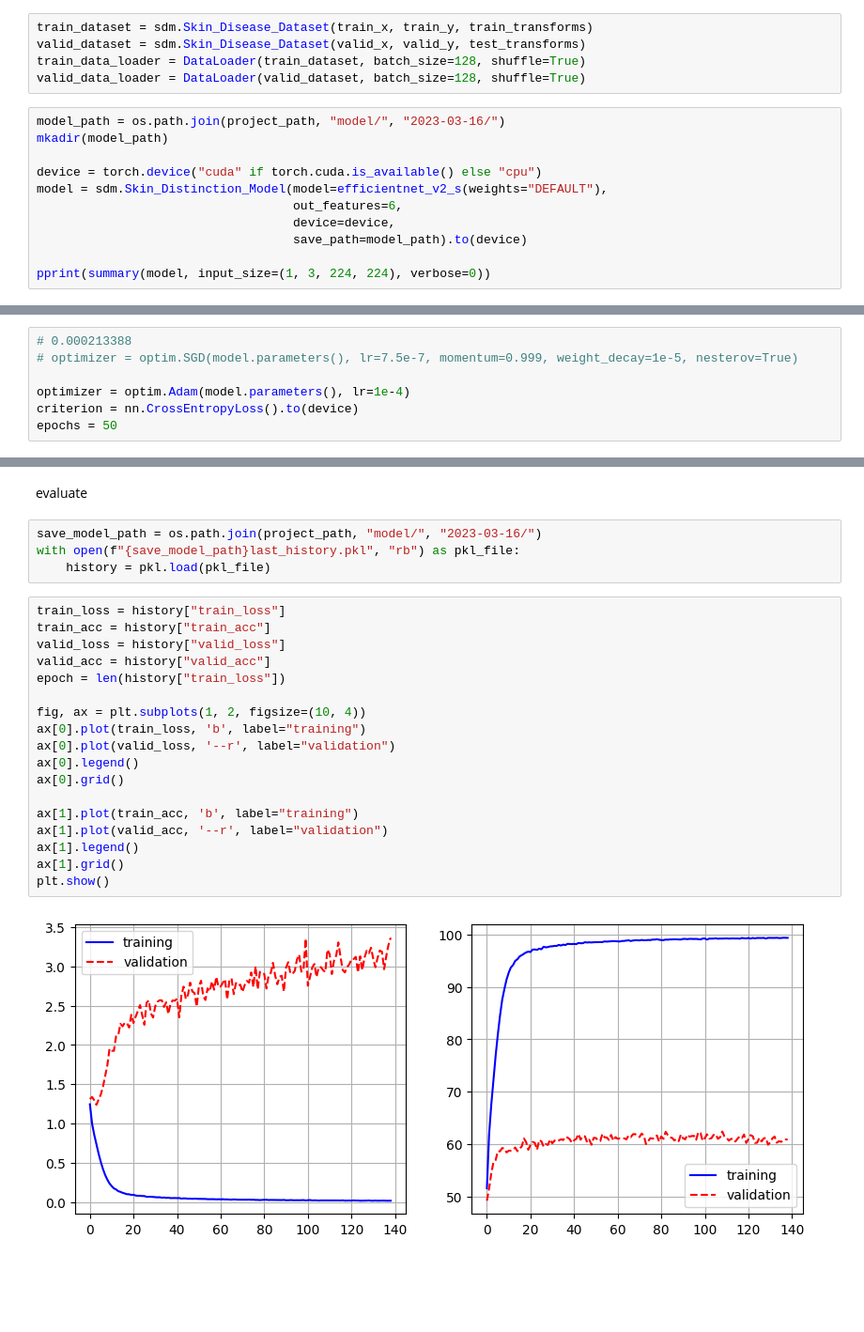
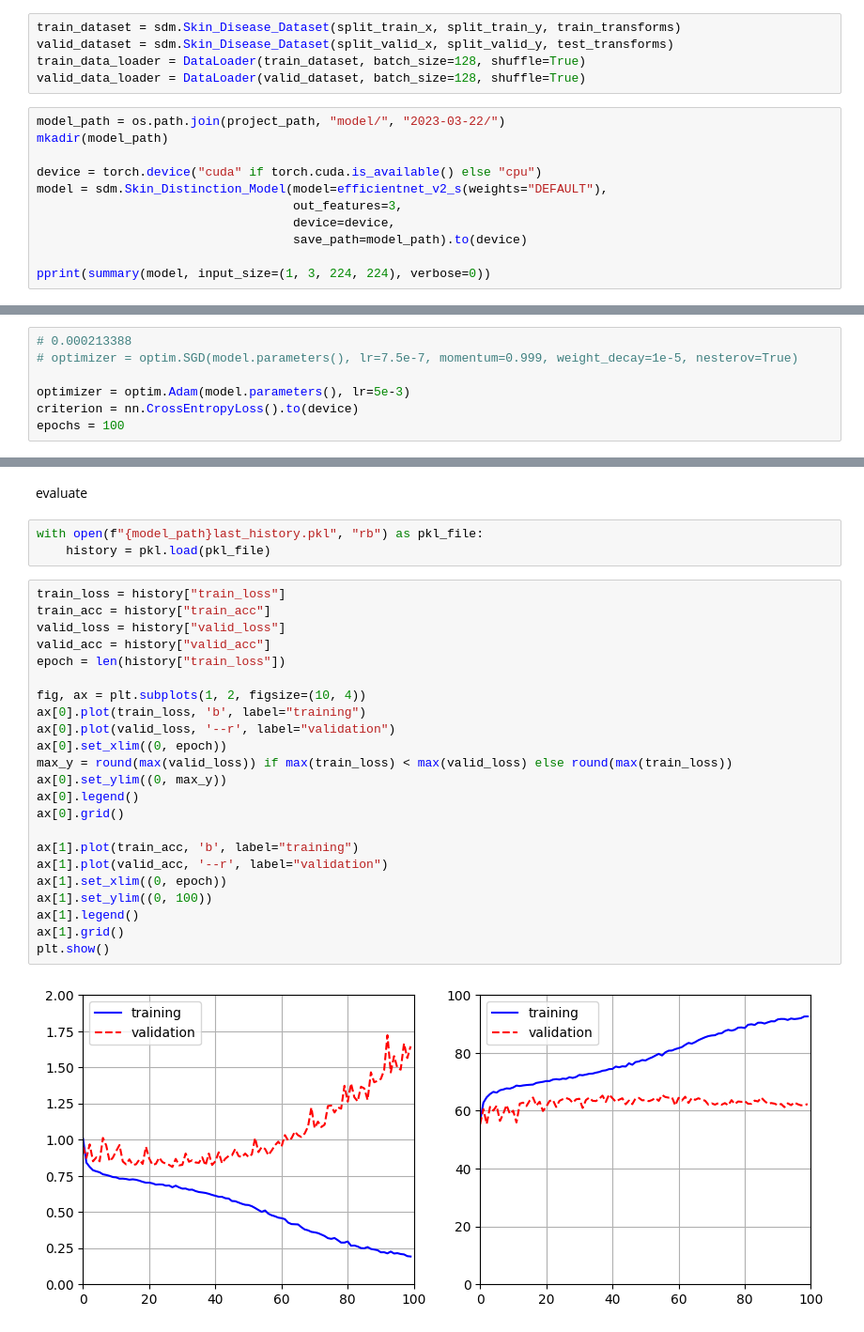
Before and after one commit to TukBang/Pet-care-app, a Jupyter notebook: Capstone/2023/skin disease/train_model_5900X.ipynb, the cells around one changed output, grey strips where cells are left out. Shown at 94% size. Saved outputs shown, nothing was run; the diff lists cells and outputs as text; blank space fills up the shorter version.

```diff
--- a/Capstone/2023/skin disease/train_model_5900X.ipynb
+++ b/Capstone/2023/skin disease/train_model_5900X.ipynb
@@ -136,17 +191,17 @@ test_transforms = transforms.Compose([
     transforms.Normalize([0.5, 0.5, 0.5], [0.5, 0.5, 0.5])
 ])
 # %%
-train_dataset = sdm.Skin_Disease_Dataset(train_x, train_y, train_transforms)
-valid_dataset = sdm.Skin_Disease_Dataset(valid_x, valid_y, test_transforms)
+train_dataset = sdm.Skin_Disease_Dataset(split_train_x, split_train_y, train_transforms)
+valid_dataset = sdm.Skin_Disease_Dataset(split_valid_x, split_valid_y, test_transforms)
 train_data_loader = DataLoader(train_dataset, batch_size=128, shuffle=True)
 valid_data_loader = DataLoader(valid_dataset, batch_size=128, shuffle=True)
 # %%
-model_path = os.path.join(project_path, "model/", "2023-03-16/")
+model_path = os.path.join(project_path, "model/", "2023-03-22/")
 mkadir(model_path)
 
 device = torch.device("cuda" if torch.cuda.is_available() else "cpu")
 model = sdm.Skin_Distinction_Model(model=efficientnet_v2_s(weights="DEFAULT"),
-                                   out_features=6,
+                                   out_features=3,
                                    device=device,
                                    save_path=model_path).to(device)
 
@@ -173,9 +228,9 @@ Estimated Total Size (MB): 281.28
 # 0.000213388
 # optimizer = optim.SGD(model.parameters(), lr=7.5e-7, momentum=0.999, weight_decay=1e-5, nesterov=True)
 
-optimizer = optim.Adam(model.parameters(), lr=1e-4)
+optimizer = optim.Adam(model.parameters(), lr=5e-3)
 criterion = nn.CrossEntropyLoss().to(device)
-epochs = 50
+epochs = 100
 # %%
 print(device)
 parameters = {
@@ -211,27 +249,31 @@ KeyboardInterrupt:
 # %% [markdown]
 evaluate
 # %%
-save_model_path = os.path.join(project_path, "model/", "2023-03-16/")
-with open(f"{save_model_path}last_history.pkl", "rb") as pkl_file:
+with open(f"{model_path}last_history.pkl", "rb") as pkl_file:
     history = pkl.load(pkl_file)
 # %%
 train_loss = history["train_loss"]
 train_acc = history["train_acc"]
 valid_loss = history["valid_loss"]
 valid_acc = history["valid_acc"]
 epoch = len(history["train_loss"])
 
 fig, ax = plt.subplots(1, 2, figsize=(10, 4))
 ax[0].plot(train_loss, 'b', label="training")
 ax[0].plot(valid_loss, '--r', label="validation")
+ax[0].set_xlim((0, epoch))
+max_y = round(max(valid_loss)) if max(train_loss) < max(valid_loss) else round(max(train_loss))
+ax[0].set_ylim((0, max_y))
 ax[0].legend()
 ax[0].grid()
 
 ax[1].plot(train_acc, 'b', label="training")
 ax[1].plot(valid_acc, '--r', label="validation")
+ax[1].set_xlim((0, epoch))
+ax[1].set_ylim((0, 100))
 ax[1].legend()
 ax[1].grid()
 plt.show()
 # %% [output]
-[figure, old version]
+[figure, new version]
 # %%
```
Also changed, not shown: parts of 16 cells of this notebook.
